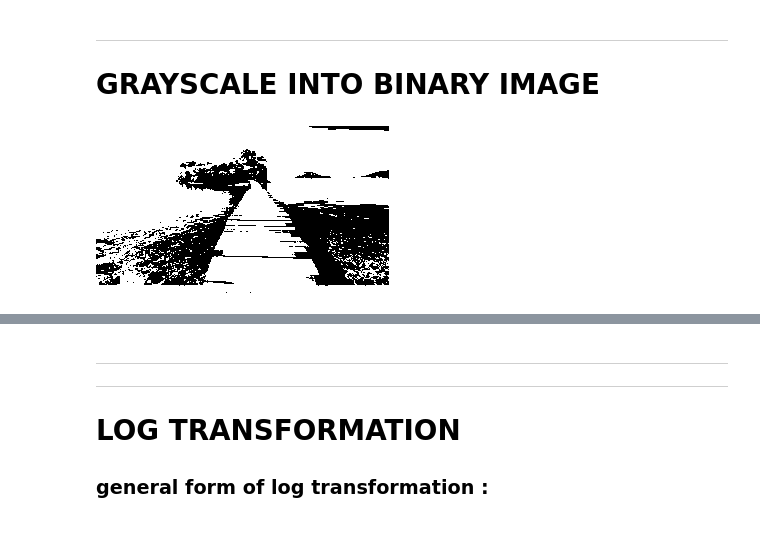
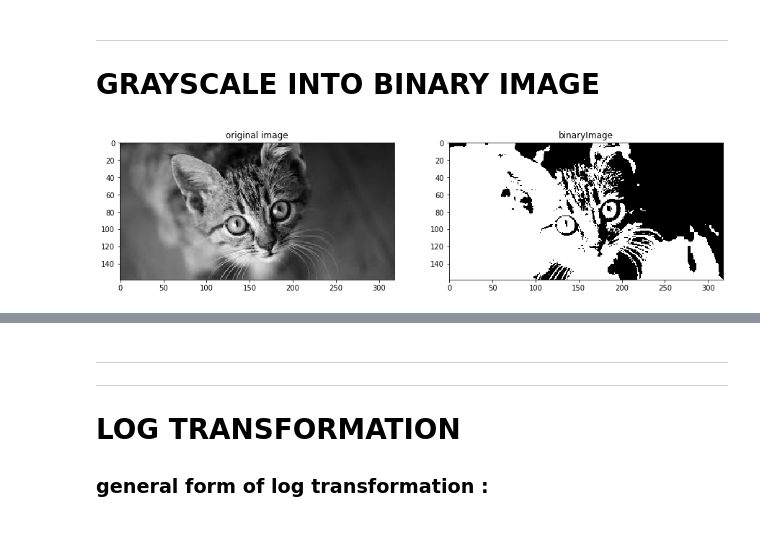
Before and after one commit to s-4-m-a-n/Image-processing-from-scratch, a Jupyter notebook: main.ipynb, the cells around one changed output, grey strips where cells are left out. Drawn from its saved outputs; the diff is of its cells as text; code cells hidden in the pictures.

```diff
--- a/main.ipynb
+++ b/main.ipynb
@@ -15,7 +16,17 @@ maxPixel = 255 ##for gray level image
 def img2matrix(img):
     return np.asarray(img).copy()
 def matrix2img(matrix):
-    return Image.fromarray(matrix)
+    return Image.fromarray(matrix).convert("L")
+
+def showImg(originalImg,newImg,newImg_title):
+    fig = plt.figure(figsize=(15,15))
+    fig1 = fig.add_subplot(121)
+    fig2 = fig.add_subplot(122)
+    fig1.imshow(originalImg,cmap="gray")
+    fig2.imshow(newImg,cmap="gray")
+    fig1.title.set_text("original image")
+    fig2.title.set_text(newImg_title)
+    plt.show()
 # %% [markdown]
 <hr style="border:2px solid gray"> </hr>
 # %% [markdown]
@@ -61,7 +72,7 @@ def imgNagation(img): # takes image as input
             imgMatrix[i][j] = 255 - imgMatrix[i][j]  # new pixelvalue = (max pixel value of the grayscale image) - old pixel value
     return matrix2img(imgMatrix)
 # %%
-img = Image.open("images/sceneColored.jpg").convert('L')
+img = Image.open("image_Assets/random-Image/sceneColored.jpg").convert('L')
 nagImg = imgNagation(img)
-nagImg
+showImg(img,nagImg,"Negative")
 # %% [output]
@@ -82,8 +106,11 @@ def binaryImg(img,threshold= 127): # floor(255/2)
 
     return matrix2img(imgMatrix)
 # %%
-img = Image.open("images/sceneColored.jpg").convert('L')
-threshold = 100
-binaryImg(img,threshold) # change threshold value between 0 to 255, to get different nature of the image
+img = Image.open("image_Assets/random-Image/cat2.jpg").convert("L")
+threshold = 70
+
+bImg = binaryImg(img,threshold) # change threshold value between 0 to 255, to get different nature of the image
+
+showImg(img,bImg,"binaryImage")
 # %% [output]
-[figure, old version]
+[figure, new version]
```
Also changed, not shown: parts of 52 cells of this notebook.
